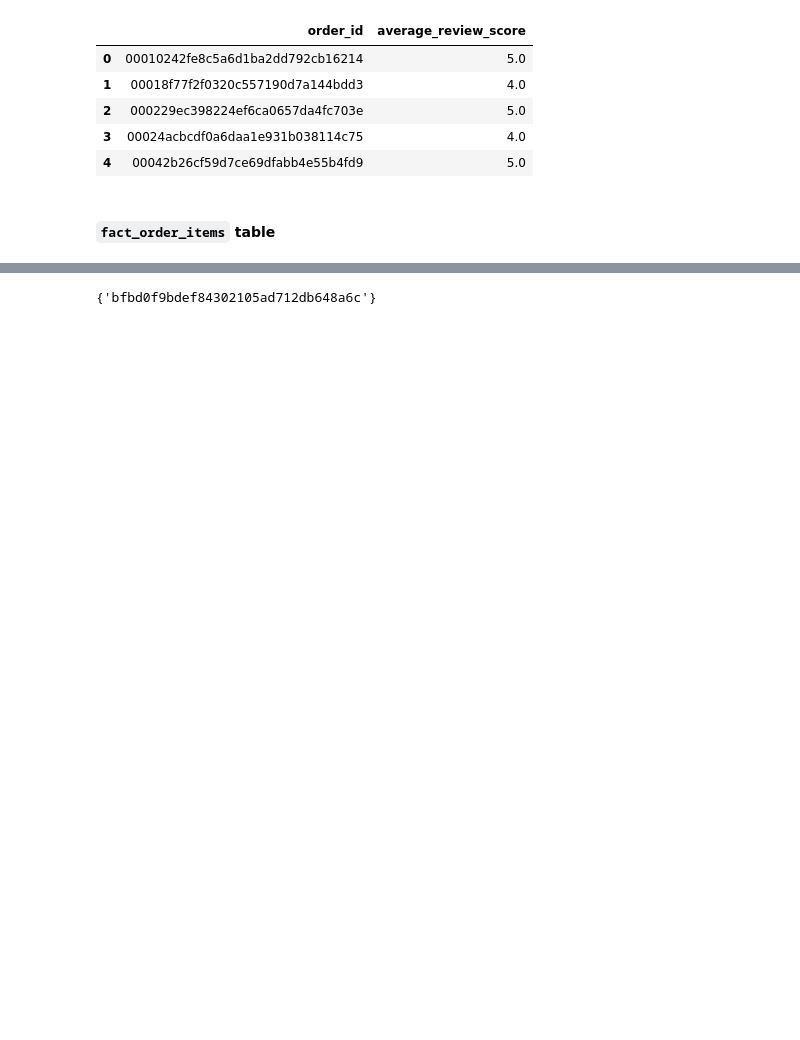
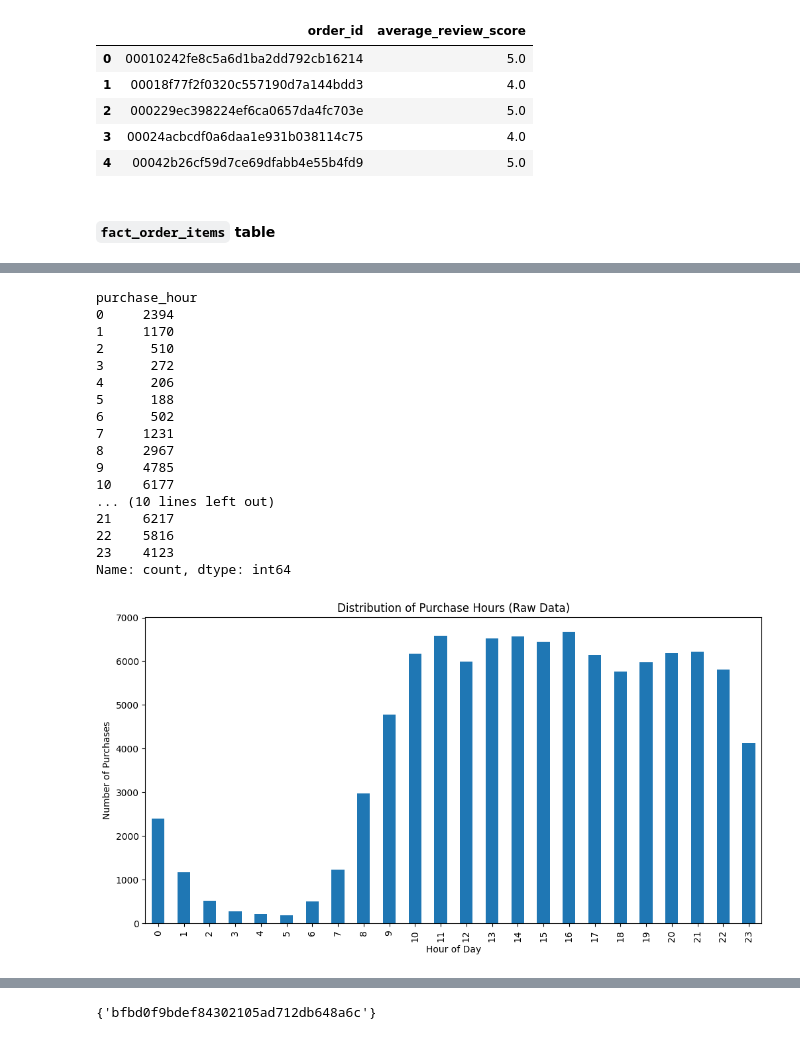
Before and after one commit to zzhenjie01/brazilian-ecommerce, a Jupyter notebook: src/etl.ipynb, the cells around one changed output, grey strips where cells are left out. Saved outputs shown, nothing was run; the diff lists cells and outputs as text; code cells hidden in the pictures; blank space fills up the shorter version.

```diff
--- a/src/etl.ipynb
+++ b/src/etl.ipynb
@@ -264,0 +448,31 @@ fact_order_items.head()
+# %%
+# Check the full hourly distribution
+hourly_distribution = orders["purchase_hour"].value_counts().sort_index()
+print(hourly_distribution)
+
+# Plot the full distribution
+plt.figure(figsize=(12, 6))
+hourly_distribution.plot(kind="bar")
+plt.title("Distribution of Purchase Hours (Raw Data)")
+plt.xlabel("Hour of Day")
+plt.ylabel("Number of Purchases")
+plt.show()
+# %% [output]
+purchase_hour
+0     2394
+1     1170
+2      510
+3      272
+4      206
+5      188
+6      502
+7     1231
+8     2967
+9     4785
+10    6177
+... (10 lines left out)
+21    6217
+22    5816
+23    4123
+Name: count, dtype: int64
+[figure, added]
```
Also changed, not shown: parts of 14 cells of this notebook, 14 other files.
